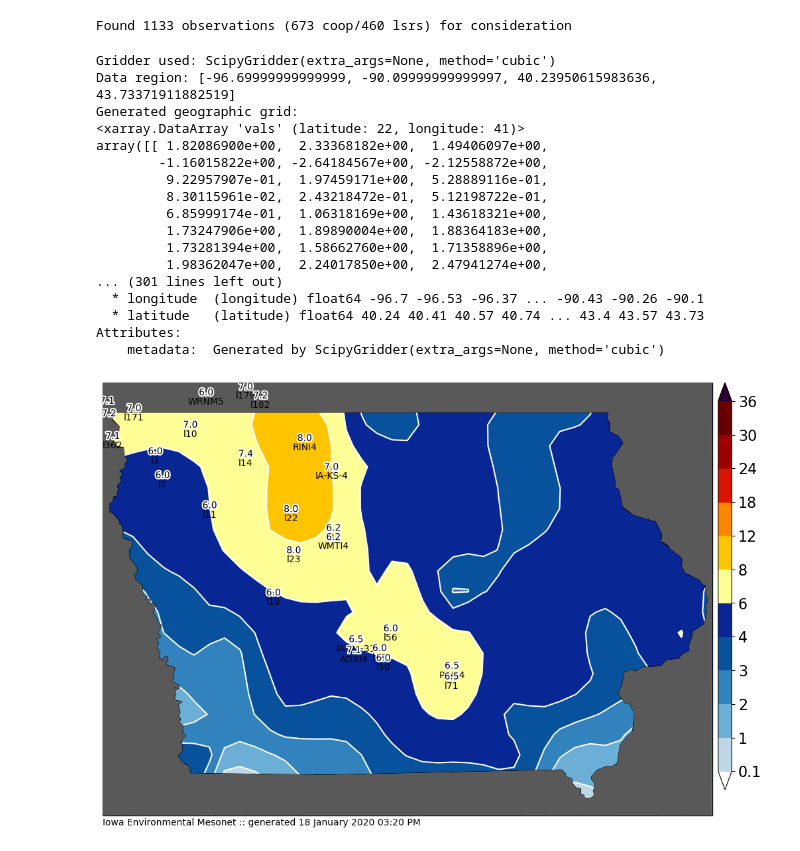
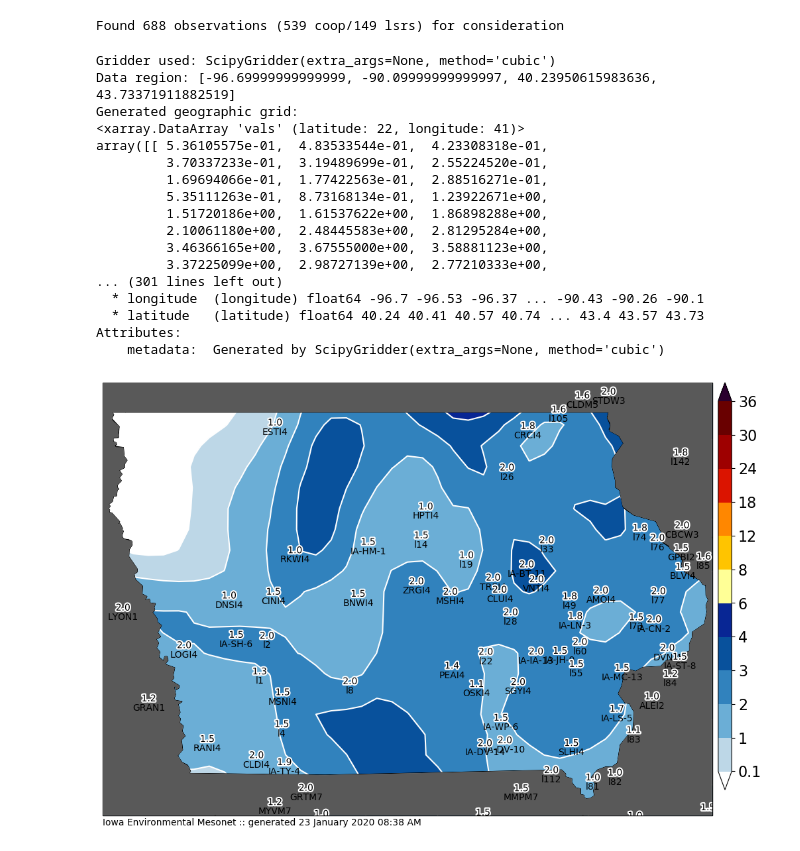
Before and after one commit to akrherz/DEV, a Jupyter notebook: coop/feature_snowfall_analysis.ipynb, the cells around one changed output. Cells and saved outputs as stored; diff of their text form; code cells hidden in the pictures.

```diff
--- a/coop/feature_snowfall_analysis.ipynb
+++ b/coop/feature_snowfall_analysis.ipynb
@@ -79,8 +79,8 @@ def get_coop(dates):
     IEM.close()
     return data
 
-crows = get_coop( ['2020-01-18', ] )
-sts = utc(2020, 1, 18, 0)
+crows = get_coop( ['2020-01-23', ] )
+sts = utc(2020, 1, 23, 0)
 ets = utc(2020, 1, 31, 23, 0)
 lrows = get_lsrs(sts, ets)
 
@@ -124,16 +124,17 @@ dfall = df
 #    dfall = pd.concat([df, pd.DataFrame(newrows)], ignore_index=True)
 dfall.set_index('label', inplace=True)
 # %% [output]
-Found 1133 observations (673 coop/460 lsrs) for consideration
+Found 688 observations (539 coop/149 lsrs) for consideration
 # %%
-cull = ['l1', 'IA-PA-5', 'l5', 'l24', 'IA-KS-6', 'l27', 'IA-ST-3', 'VRMS2', 'IA-PT-13']
+cull = ['l110', 'PERI4', 'MPTI4']
 if cull:
     dfall.at[cull, 'useme'] = False
 
 hardcode = [
-    ("HLYI4", 4.),
-    ('l2', 4.),
-    ('l6', 4.),
+    ('MCLI4', 2.5),
+    ('l62', 2.5),
+    ('GNDI4', 1.5),
+    ('l31', 2.0),
 ]
 
 
@@ -176,43 +177,43 @@ print("Gridder used:", grd)
 
 # Get the grid region in geographic coordinates
 region = [min(ll[0], ul[0]), max(lr[0], ur[0]), min(ll[1], ul[1]), max(ul[1], ur[1])]
 print("Data region:", region)
 
 grid = grd.grid(
     region=region,
     spacing=spacing / 3.,
     projection=projection,
     dims=["latitude", "longitude"],
     data_names=["vals"],
 )
 print("Generated geographic grid:")
 print(grid.vals)
 m.contourf(grid.longitude, grid.latitude, grid.vals, clevs, cmap=cmap)
-df_useme_plot = df_useme[(df_useme['val']<=40)&(df_useme['val'] >= 6)]
+df_useme_plot = df_useme[(df_useme['val']<=2)&(df_useme['val'] >= 1)]
 m.plot_values(
     df_useme_plot['lon'], df_useme_plot['lat'], df_useme_plot['datalabel'],
     '%s', labels=df_useme_plot.index.values,
     textsize=10, labeltextsize=10, labelbuffer=0)
 m.postprocess(filename='test.png')
 # %% [output]
 Gridder used: ScipyGridder(extra_args=None, method='cubic')
 Data region: [-96.69999999999999, -90.09999999999997, 40.23950615983636, 43.73371911882519]
 Generated geographic grid:
 <xarray.DataArray 'vals' (latitude: 22, longitude: 41)>
-array([[ 1.82086900e+00,  2.33368182e+00,  1.49406097e+00,
-        -1.16015822e+00, -2.64184567e+00, -2.12558872e+00,
-         9.22957907e-01,  1.97459171e+00,  5.28889116e-01,
-         8.30115961e-02,  2.43218472e-01,  5.12198722e-01,
-         6.85999174e-01,  1.06318169e+00,  1.43618321e+00,
-         1.73247906e+00,  1.89890004e+00,  1.88364183e+00,
-         1.73281394e+00,  1.58662760e+00,  1.71358896e+00,
-         1.98362047e+00,  2.24017850e+00,  2.47941274e+00,
+array([[ 5.36105575e-01,  4.83533544e-01,  4.23308318e-01,
+         3.70337233e-01,  3.19489699e-01,  2.55224520e-01,
+         1.69694066e-01,  1.77422563e-01,  2.88516271e-01,
+         5.35111263e-01,  8.73168134e-01,  1.23922671e+00,
+         1.51720186e+00,  1.61537622e+00,  1.86898288e+00,
+         2.10061180e+00,  2.48445583e+00,  2.81295284e+00,
+         3.46366165e+00,  3.67555000e+00,  3.58881123e+00,
+         3.37225099e+00,  2.98727139e+00,  2.77210333e+00,
 ... (301 lines left out)
   * longitude  (longitude) float64 -96.7 -96.53 -96.37 ... -90.43 -90.26 -90.1
   * latitude   (latitude) float64 40.24 40.41 40.57 40.74 ... 43.4 43.57 43.73
 Attributes:
     metadata:  Generated by ScipyGridder(extra_args=None, method='cubic')
-[figure, old version]
+[figure, new version]
 # %%
 # now we are ready to plot!
 
```
Also changed, not shown: parts of 2 cells of this notebook.
